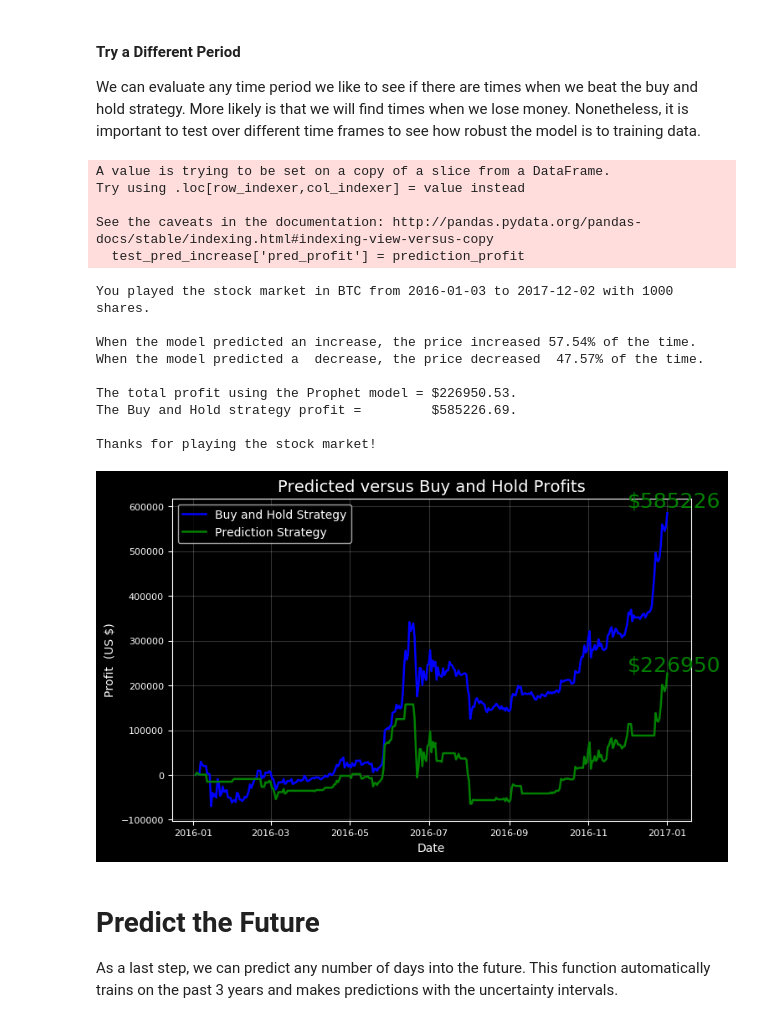
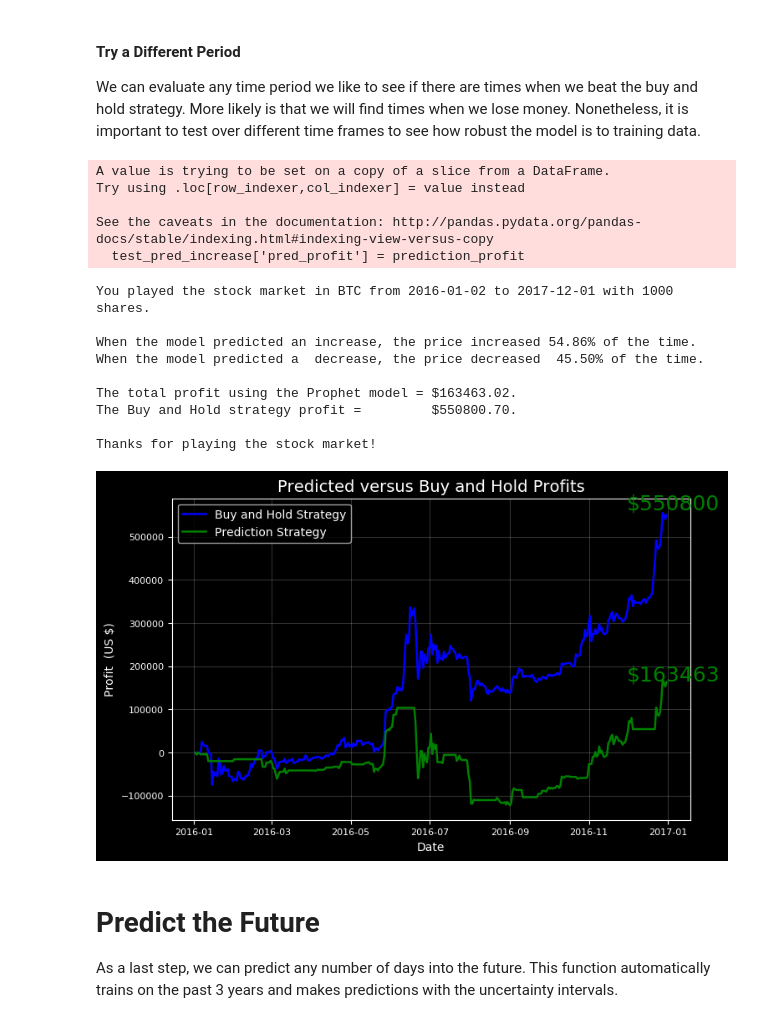
Before and after one commit to lauramayol/crypto_signal, a Jupyter notebook: crypto_signal/Stocker Prediction Usage.ipynb, the cells around one changed output. Drawn from its saved outputs; the diff is of its cells as text; code cells hidden in the pictures.

```diff
--- a/crypto_signal/Stocker Prediction Usage.ipynb
+++ b/crypto_signal/Stocker Prediction Usage.ipynb
@@ -214,2 +238,2 @@ The actual value was within the 80% confidence interval 4.11% of the time.
 # %%
-bitcoin.changepoint_prior_scale=0.15
+bitcoin.changepoint_prior_scale=0.5
@@ -234,6 +240,3 @@ The best changepoint prior scale for our model is 0.5 and including the weekly s
-# %%
-bitcoin.changepoint_prior_scale=0.05
-bitcoin.weekly_seasonality=True
 # %% [markdown]
 ## Play the Daily Market
 
@@ -269,23 +272,23 @@ Notice that our profits do not depend on the difference between the final predic
 
 We can evaluate any time period we like to see if there are times when we beat the buy and hold strategy. More likely is that we will find times when we lose money. Nonetheless, it is important to test over different time frames to see how robust the model is to training data.
 # %%
-bitcoin.evaluate_prediction(start_date = '2016-01-03', end_date = '2017-12-02', nshares=1000)
+bitcoin.evaluate_prediction(start_date = '2016-01-02', end_date = '2017-12-01', nshares=1000)
 # %% [output]
 A value is trying to be set on a copy of a slice from a DataFrame.
 Try using .loc[row_indexer,col_indexer] = value instead
 
 See the caveats in the documentation: http://pandas.pydata.org/pandas-docs/stable/indexing.html#indexing-view-versus-copy
   test_pred_increase['pred_profit'] = prediction_profit
-You played the stock market in BTC from 2016-01-03 to 2017-12-02 with 1000 shares.
+You played the stock market in BTC from 2016-01-02 to 2017-12-01 with 1000 shares.
 
-When the model predicted an increase, the price increased 57.54% of the time.
-When the model predicted a  decrease, the price decreased  47.57% of the time.
+When the model predicted an increase, the price increased 54.86% of the time.
+When the model predicted a  decrease, the price decreased  45.50% of the time.
 
-The total profit using the Prophet model = $226950.53.
-The Buy and Hold strategy profit =         $585226.69.
+The total profit using the Prophet model = $163463.02.
+The Buy and Hold strategy profit =         $550800.70.
 
 Thanks for playing the stock market!
-[figure, old version]
+[figure, new version]
 # %% [markdown]
 # Predict the Future
 
```
Also changed, not shown: parts of 28 cells of this notebook, 3 other files.
